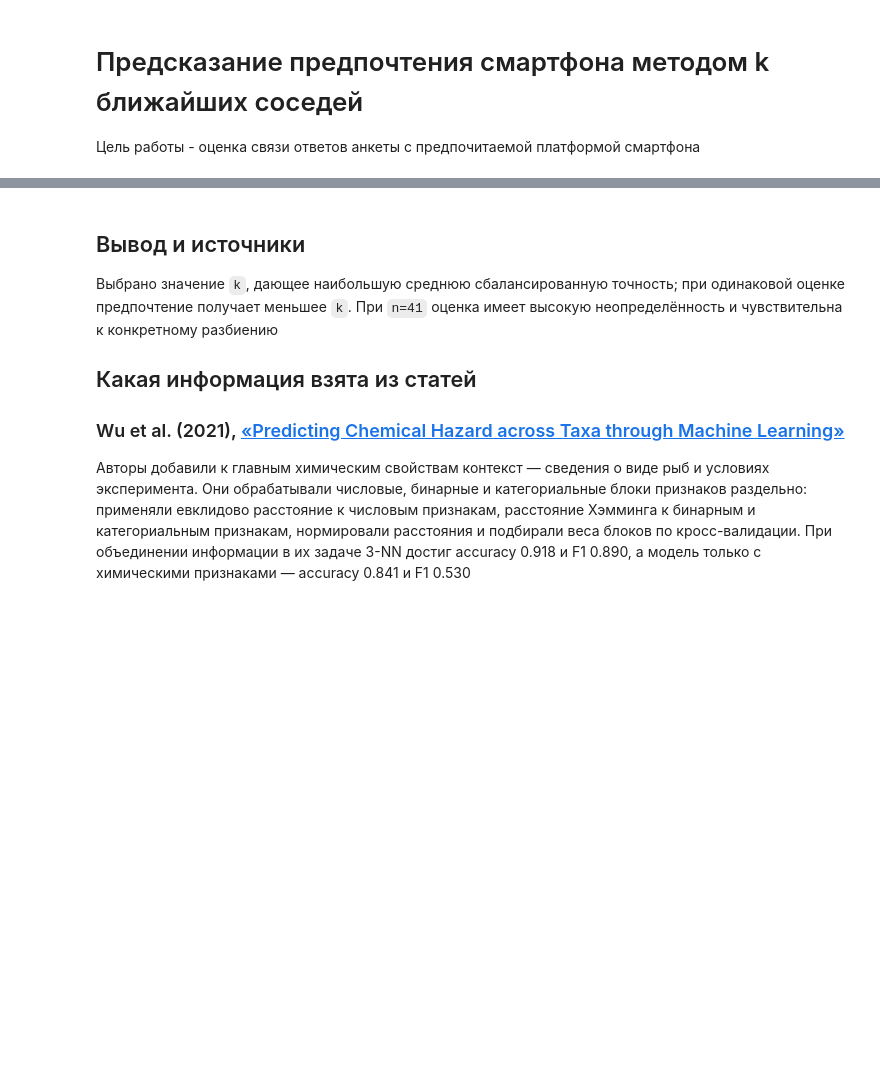
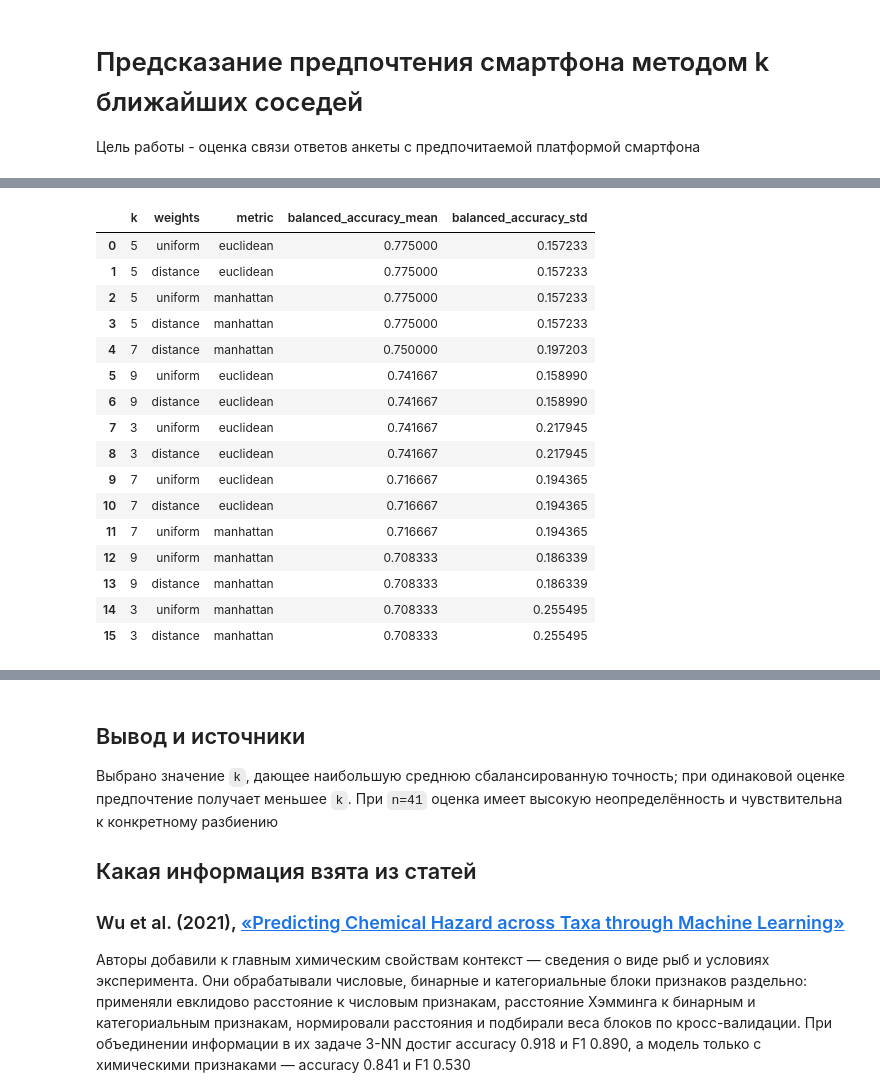
Before and after one commit to Osipovill/intelligent_systems_and_technologies, a Jupyter notebook: practice_1/iphone_android_knn.ipynb, the cells around one changed output, grey strips where cells are left out. Drawn from its saved outputs; the diff is of its cells as text; code cells hidden in the pictures; blank space fills up the shorter version.

```diff
--- a/practice_1/iphone_android_knn.ipynb
+++ b/practice_1/iphone_android_knn.ipynb
@@ -141,0 +402,74 @@ print(f"Выбранное k: {best_k}")
+# %%
+# Делим данные на части для обучения и итоговой проверки
+X_train, X_test, y_train, y_test = train_test_split(
+    X, y, test_size=0.2, stratify=y, random_state=42
+)
+print("Обучающая выборка:", dict(y_train.value_counts()))
+print("Отложенная выборка:", dict(y_test.value_counts()))
+
+# Собираем подготовку данных и модель в одну последовательность
+pipeline = Pipeline(
+    [("preprocessor", preprocessor), ("model", KNeighborsClassifier(algorithm="ball_tree"))]
+)
+cv = StratifiedKFold(n_splits=5, shuffle=True, random_state=42)
+# Задаём варианты числа соседей, весов и расстояния для проверки
+search = GridSearchCV(
+    pipeline,
+    param_grid={
+        "model__n_neighbors": [3, 5, 7, 9],
+        "model__weights": ["uniform", "distance"],
+        "model__metric": ["euclidean", "manhattan"],
+    },
+    scoring="balanced_accuracy",
+    cv=cv,
+    refit=False,
+    error_score="raise",
+)
+# Обучаем перебор и сравниваем варианты
+search.fit(X_train, y_train)
+
+# Собираем таблицу оценок для каждого набора параметров
+cv_table = (
+    pd.DataFrame(search.cv_results_)[
+        [
+            "param_model__n_neighbors",
+            "param_model__weights",
+            "param_model__metric",
+            "mean_test_score",
+            "std_test_score",
+        ]
+    ]
+    .rename(
+        columns={
+            "param_model__n_neighbors": "k",
+            "param_model__weights": "weights",
+            "param_model__metric": "metric",
+            "mean_test_score": "balanced_accuracy_mean",
+            "std_test_score": "balanced_accuracy_std",
+        }
+    )
+    .astype({"k": int})
+    .sort_values(["balanced_accuracy_mean", "k"], ascending=[False, False])
+    .reset_index(drop=True)
+)
+
+# Среди близких по качеству вариантов выбираем большее число соседей
+best_mean = cv_table["balanced_accuracy_mean"].max()
+best_std = cv_table.loc[cv_table["balanced_accuracy_mean"].idxmax(), "balanced_accuracy_std"]
+candidates = cv_table[cv_table["balanced_accuracy_mean"] >= best_mean - best_std].copy()
+candidates["is_uniform"] = (candidates["weights"] == "uniform").astype(int)
+chosen = candidates.sort_values(
+    ["k", "is_uniform", "balanced_accuracy_mean"],
+    ascending=[False, False, False],
+).iloc[0]
+
+best_k = int(chosen["k"])
+best_weights = str(chosen["weights"])
+best_metric = str(chosen["metric"])
+
+display(cv_table)
+print(
+    f"Выбрано: k={best_k}, weights={best_weights}, metric={best_metric} "
+    f"(CV balanced accuracy = {chosen['balanced_accuracy_mean']:.3f} ± {chosen['balanced_accuracy_std']:.3f})"
+)
+# %% [output]
@@ -141,0 +478,17 @@ print(f"Выбранное k: {best_k}")
+|  | k | weights | metric | balanced_accuracy_mean | balanced_accuracy_std |
+| 0 | 5 | uniform | euclidean | 0.775000 | 0.157233 |
+| 1 | 5 | distance | euclidean | 0.775000 | 0.157233 |
+| 2 | 5 | uniform | manhattan | 0.775000 | 0.157233 |
+| 3 | 5 | distance | manhattan | 0.775000 | 0.157233 |
+| 4 | 7 | distance | manhattan | 0.750000 | 0.197203 |
+| 5 | 9 | uniform | euclidean | 0.741667 | 0.158990 |
+| 6 | 9 | distance | euclidean | 0.741667 | 0.158990 |
+| 7 | 3 | uniform | euclidean | 0.741667 | 0.217945 |
+| 8 | 3 | distance | euclidean | 0.741667 | 0.217945 |
+| 9 | 7 | uniform | euclidean | 0.716667 | 0.194365 |
+| 10 | 7 | distance | euclidean | 0.716667 | 0.194365 |
+| 11 | 7 | uniform | manhattan | 0.716667 | 0.194365 |
+| 12 | 9 | uniform | manhattan | 0.708333 | 0.186339 |
+| 13 | 9 | distance | manhattan | 0.708333 | 0.186339 |
+| 14 | 3 | uniform | manhattan | 0.708333 | 0.255495 |
+| 15 | 3 | distance | manhattan | 0.708333 | 0.255495 |
```
Also changed, not shown: parts of 16 cells of this notebook.
